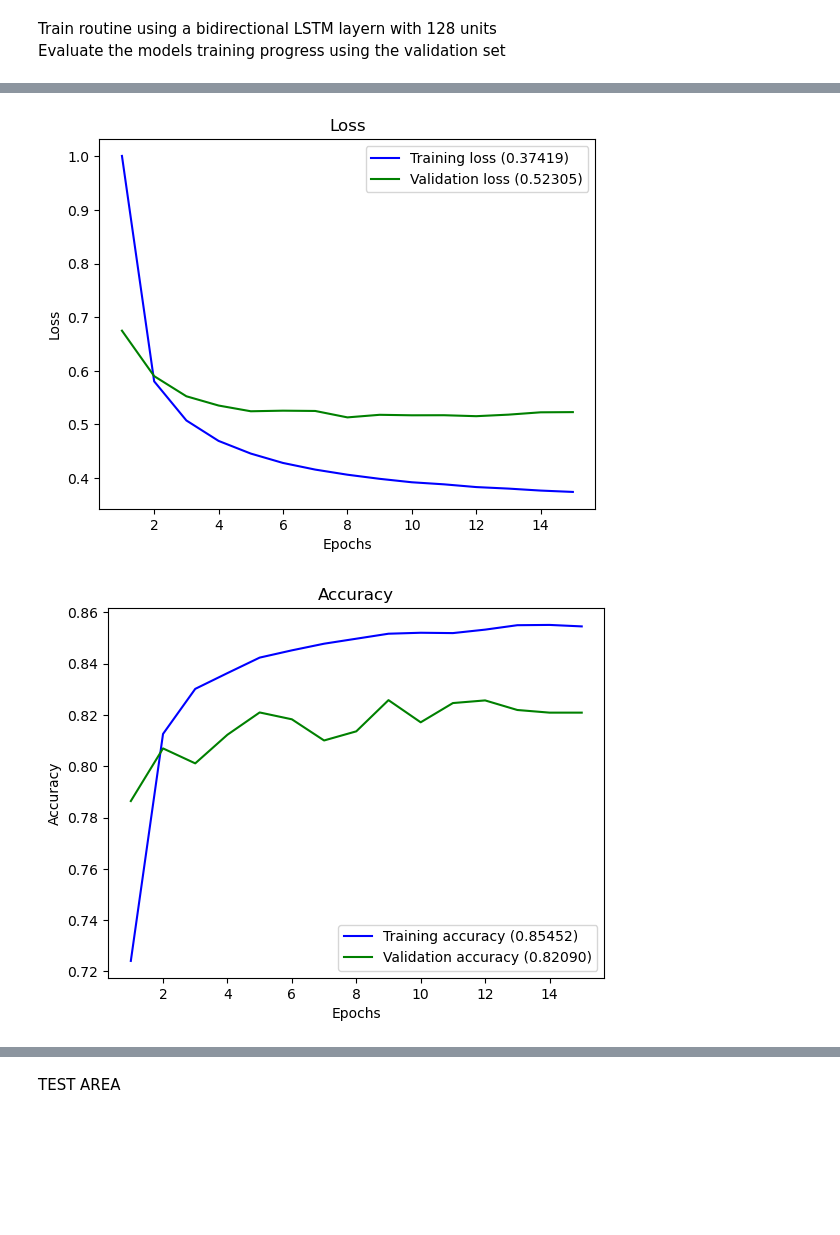
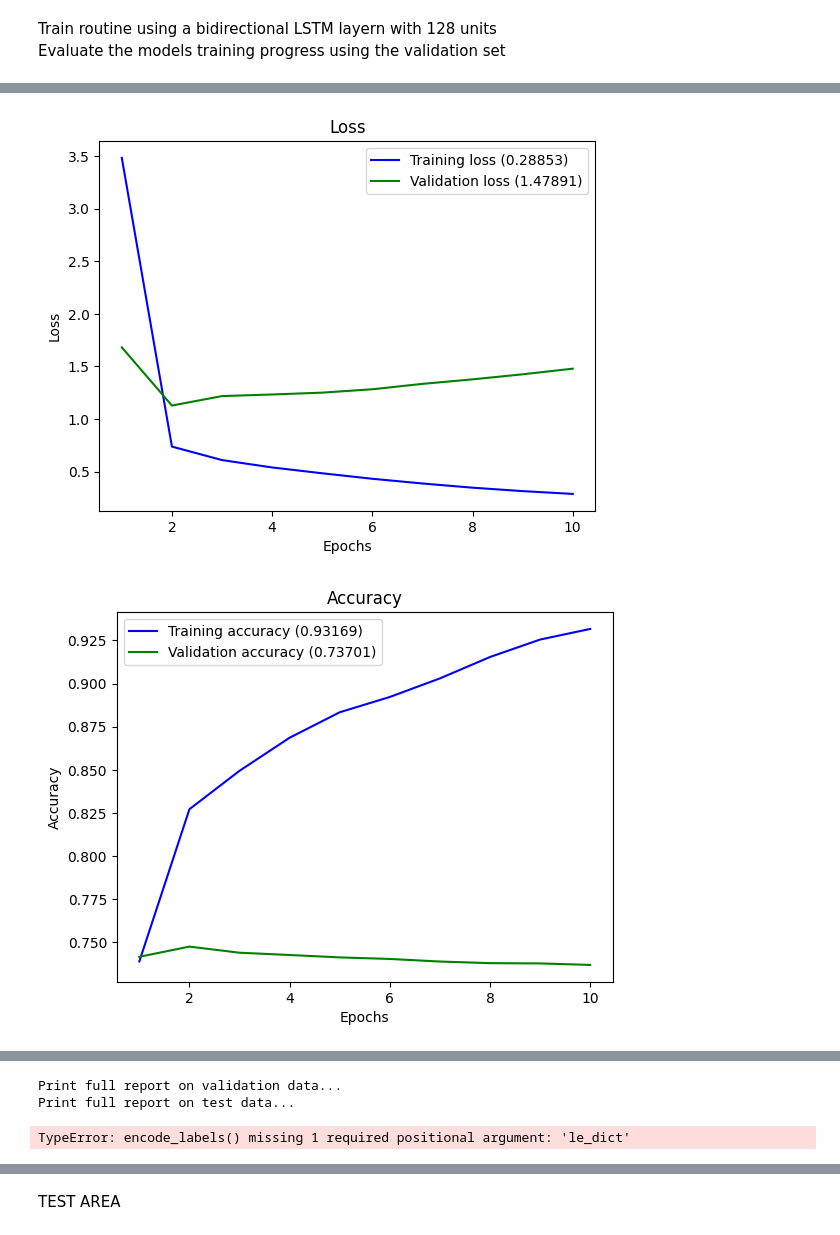
Before and after one commit to michaelSt9898/nlp_assignment_project, a Jupyter notebook: assignment_1.ipynb, the cells around one changed output, grey strips where cells are left out. Drawn from its saved outputs; the diff is of its cells as text; code cells hidden in the pictures; blank space fills up the shorter version.

Commit message:
structure for sequential data

```diff
--- a/assignment_1.ipynb
+++ b/assignment_1.ipynb
@@ -165,7 +179,7 @@ First, the pretrained glove-embedding has been downloaded from https://nlp.stanf
 # %%
 embeddings_index = dict()
 with open('glove.6B.100d.txt') as f:
-    for line in f:
+    for line in tqdm(f):
         values = line.split()
         embeddings_index[values[0]] = asarray(values[1:], dtype='float32')
 
@@ -201,0 +217,6 @@ def encode_labels(data_frame):
+# %%
+from collections import OrderedDict
+
+le_dict = OrderedDict(zip(trained_encoder.classes_, trained_encoder.transform(trained_encoder.classes_)))
+# Add the stop tag to the trained dictionary
+le_dict['0'] = len(le_dict)
@@ -206,6 +275,6 @@ The recurrent structure is implemented using a LSTM layer with 128-units
 # %%
-
 def create_model(vocab_size,
+                 input_length,
                  embedding_matrix,
                  plot_model=False,
                  model_type='base',
@@ -215,27 +284,27 @@ def create_model(vocab_size,
 
     # Input as Embeddings
     # TODO: input length?
-    model.add(Embedding(vocab_size, 100, weights=[embedding_matrix], input_length=1, trainable=False))
+    model.add(Embedding(vocab_size, 100, weights=[embedding_matrix], input_length=input_length, trainable=False))
 
     if model_type == 'base':
         # A Bidirectional recurrent layer (LSTM units)
-        model.add(keras.layers.Bidirectional(keras.layers.LSTM(units=128), input_shape=(None, 50)))
+        model.add(keras.layers.Bidirectional(keras.layers.LSTM(units=128, return_sequences=True), input_shape=(None, 100)))
         # Dense layer to fit output to label-vector-size
-        model.add(Dense(45, activation=activation))
+        model.add(Dense(46, activation=activation))
     elif model_type == 'gru':
         model.add(keras.layers.Bidirectional(keras.layers.GRU(units=128), input_shape=(None, 50)))
         # Dense layer to fit output to label-vector-size
-        model.add(Dense(45, activation=activation))
+        model.add(Dense(46, activation=activation))
     elif model_type == 'lstm':
         model.add(keras.layers.Bidirectional(keras.layers.LSTM(units=128, return_sequences=True), input_shape=(None, 50)))
         model.add(keras.layers.LSTM(units=128))
         # Dense layer to fit output to label-vector-size
-        model.add(Dense(45, activation=activation))
+        model.add(Dense(46, activation=activation))
     elif model_type == 'dense':
         model.add(keras.layers.Bidirectional(keras.layers.LSTM(units=128), input_shape=(None, 50)))
         model.add(Dense(128, activation='relu'))
         # Dense layer to fit output to label-vector-size
-        model.add(Dense(45, activation=activation))
+        model.add(Dense(46, activation=activation))
     else:
         print("No model type specified")
         exit()
@@ -255,24 +324,16 @@ Evaluate the models training progress using the validation set
 from utils import *
 
 train_embedding_matrix = create_embedding_matrix(train_tokenizer, train_vocab_size)
-train_labels, train_encoder = encode_labels(train_frame)
 
-print("Create embedding model...")
-model = create_model(train_vocab_size, train_embedding_matrix, plot_model=True)
+print("Create model...")
+model = create_model(train_vocab_size, maxlen, train_embedding_matrix, plot_model=True)
 
-val_labels, val_encoder = encode_labels(val_frame)
-val_data = (val_padded_docs, val_labels)
+model.summary()
+
+# val_labels, val_encoder = encode_labels(val_frame)
+#val_data = (val_padded_docs, val_labels)
 
 print("Fit model to train data in", 15, "epochs... ")
-history = model.fit(train_padded_docs, train_labels,validation_data=val_data, epochs=15, verbose=1)
+history = model.fit(train_padded_docs, y_train, validation_data=(val_padded_docs, y_val), epochs=10, verbose=1, batch_size=8)
 plot_history(history)
-
-print("Print full report on validation data...")
-# predict val data
-full_multiclass_report(model=model, x=val_padded_docs, y_true=val_labels, classes=val_encoder.inverse_transform(np.arange(43)))
-
-print("Print full report on test data...")
-# predict test data
-test_labels, test_encoder = encode_labels(test_frame)
-full_multiclass_report(model, test_padded_docs, test_labels, classes=test_encoder.inverse_transform(np.arange(42)))
 # %% [output]
@@ -296,2 +360,2 @@ Epoch 15/15
-[figure, old version]
+[figure, new version]
-[figure, old version]
+[figure, new version]
@@ -314,0 +362,3 @@ Classification Report without punctuation
+Print full report on validation data...
+Print full report on test data...
+TypeError: encode_labels() missing 1 required positional argument: 'le_dict'
```
Also changed, not shown: parts of 18 cells of this notebook.
